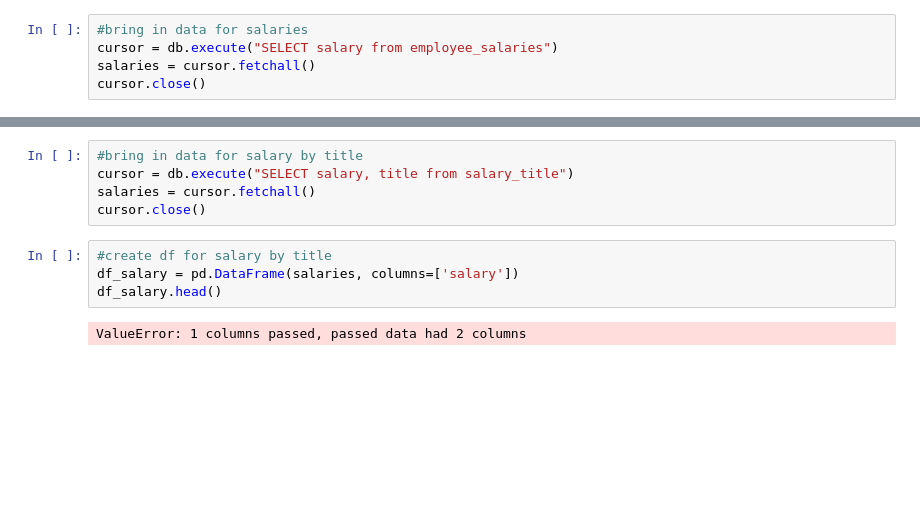
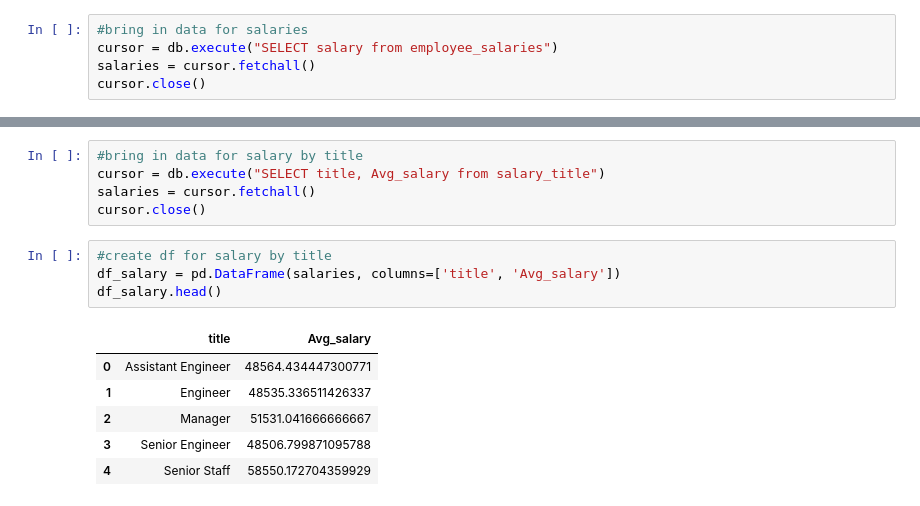
Before and after one commit to citizendez/SQL_Challenge, a Jupyter notebook: HR.ipynb, the cells around one changed output, grey strips where cells are left out. Cells and saved outputs as stored; diff of their text form; blank space fills up the shorter version.

```diff
--- a/HR.ipynb
+++ b/HR.ipynb
@@ -47,11 +49,16 @@ plt.show()
 # %%
 #bring in data for salary by title
-cursor = db.execute("SELECT salary, title from salary_title")
+cursor = db.execute("SELECT title, Avg_salary from salary_title")
 salaries = cursor.fetchall()
 cursor.close()
 # %%
 #create df for salary by title
-df_salary = pd.DataFrame(salaries, columns=['salary'])
+df_salary = pd.DataFrame(salaries, columns=['title', 'Avg_salary'])
 df_salary.head()
 # %% [output]
-ValueError: 1 columns passed, passed data had 2 columns
+|  | title | Avg_salary |
+| 0 | Assistant Engineer | 48564.434447300771 |
+| 1 | Engineer | 48535.336511426337 |
+| 2 | Manager | 51531.041666666667 |
+| 3 | Senior Engineer | 48506.799871095788 |
+| 4 | Senior Staff | 58550.172704359929 |
```
Also changed, not shown: parts of 4 cells of this notebook, 1 other file.
